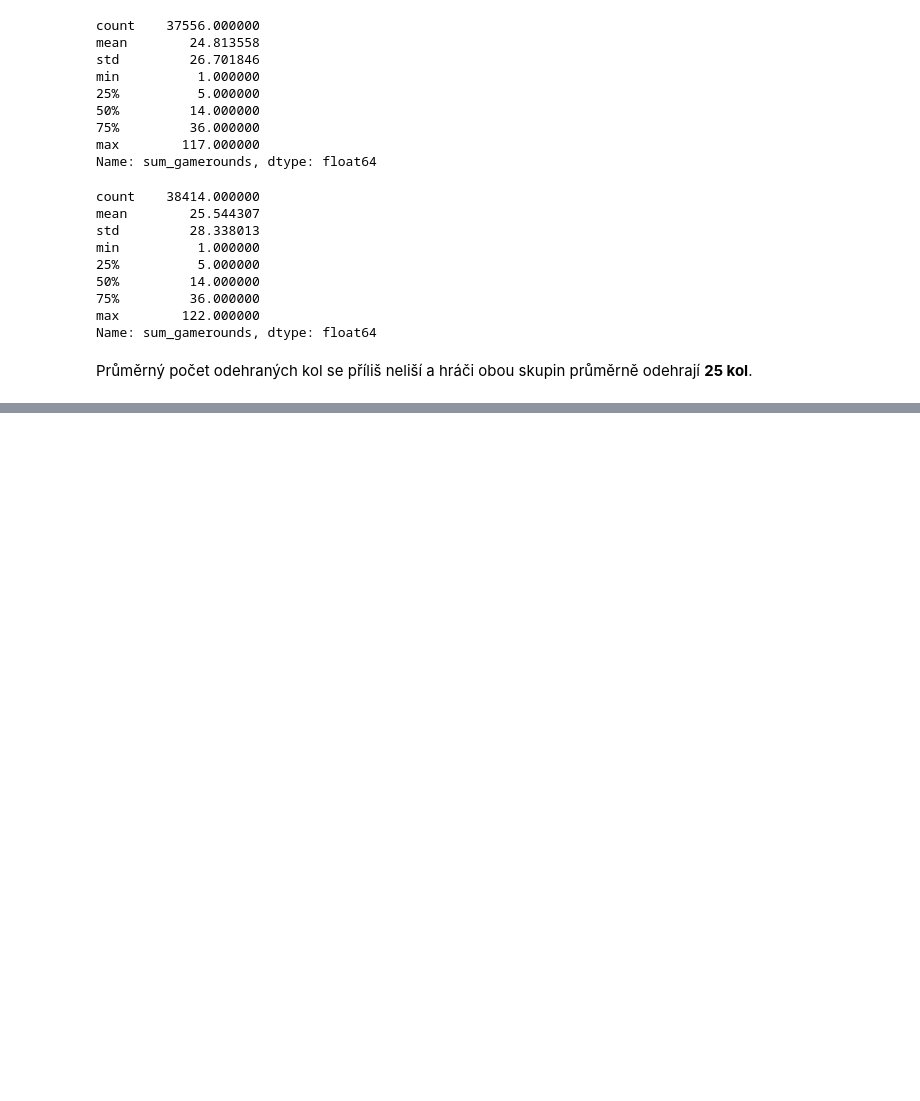
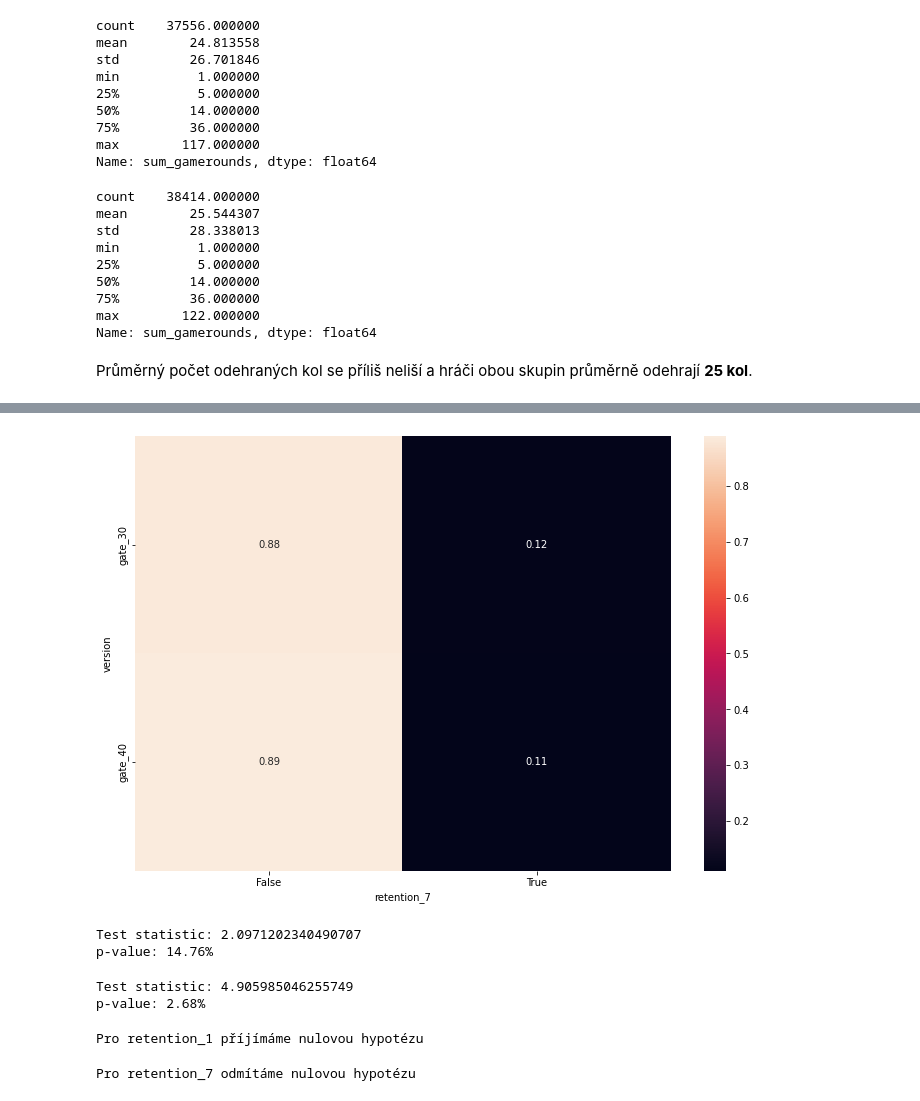
Before and after one commit to 9berny9/cookie_cats_analysis, a Jupyter notebook: cats.ipynb, the cells around one changed output, grey strips where cells are left out. Saved outputs shown, nothing was run; the diff lists cells and outputs as text; code cells hidden in the pictures; blank space fills up the shorter version.

```diff
--- a/cats.ipynb
+++ b/cats.ipynb
@@ -265,0 +298,2 @@ Průměrný počet odehraných kol se příliš neliší a hráči obou skupin p
+# %%
+contigency_retention_7 = pd.crosstab(df1['version'], df1['retention_7'], normalize="index")
@@ -265,0 +319,5 @@ Průměrný počet odehraných kol se příliš neliší a hráči obou skupin p
+# %%
+plt.figure(figsize=(12,8))
+sns.heatmap(contigency_retention_7, annot=True);
+# %% [output]
+[figure, added]
@@ -265,0 +326,28 @@ Průměrný počet odehraných kol se příliš neliší a hráči obou skupin p
+# %%
+# Chi-square test
+c1, p1, _, _ = chi2_contingency(contigency_retention_1)
+print(f'Test statistic: {c1}\np-value: {round(p1 * 100,2)}%')
+# %% [output]
+Test statistic: 2.0971202340490707
+p-value: 14.76%
+# %%
+# Chi-square test
+c2, p2, _, _ = chi2_contingency(contigency_retention_7)
+print(f'Test statistic: {c2}\np-value: {round(p2 * 100,2)}%')
+# %% [output]
+Test statistic: 4.905985046255749
+p-value: 2.68%
+# %%
+if p1 < alpha:
+    print("Pro retention_1 odmítáme nulovou hypotézu")
+else:
+    print("Pro retention_1 příjímáme nulovou hypotézu")
+# %% [output]
+Pro retention_1 příjímáme nulovou hypotézu
+# %%
+if p2 < alpha:
+    print("Pro retention_7 odmítáme nulovou hypotézu")
+else:
+    print("Pro retention_7 příjímáme nulovou hypotézu")
+# %% [output]
+Pro retention_7 odmítáme nulovou hypotézu
```
Also changed, not shown: parts of 21 cells of this notebook.
